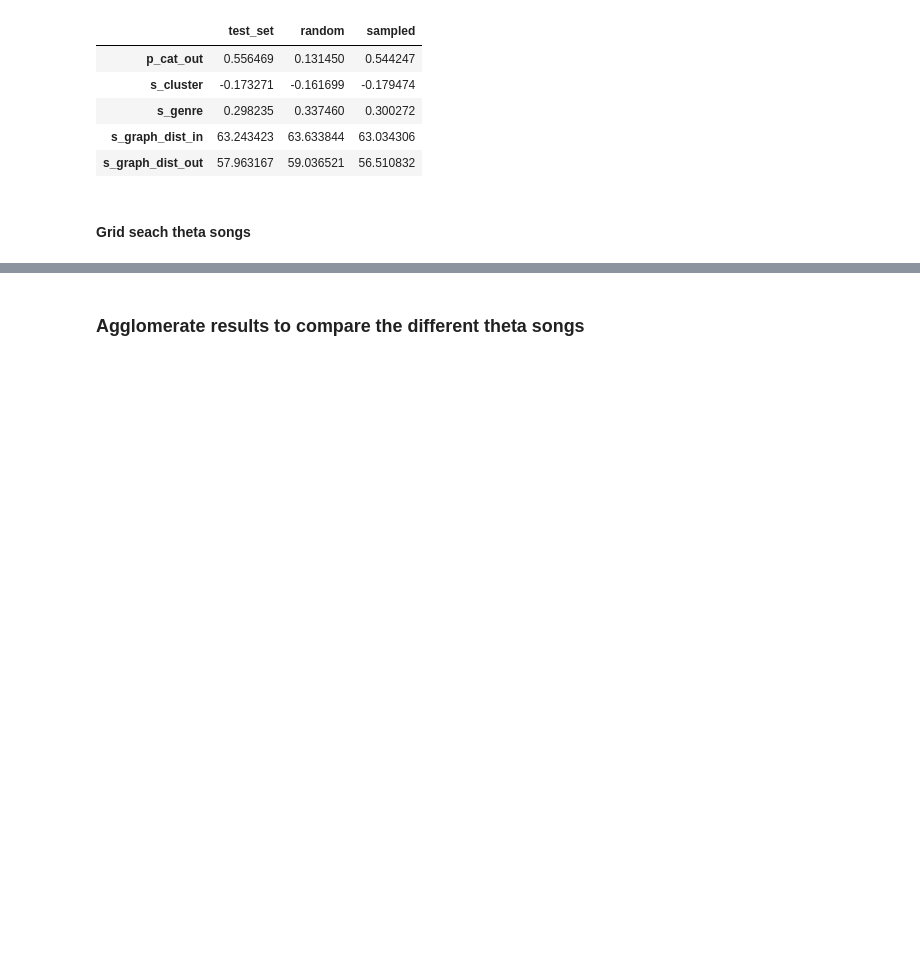
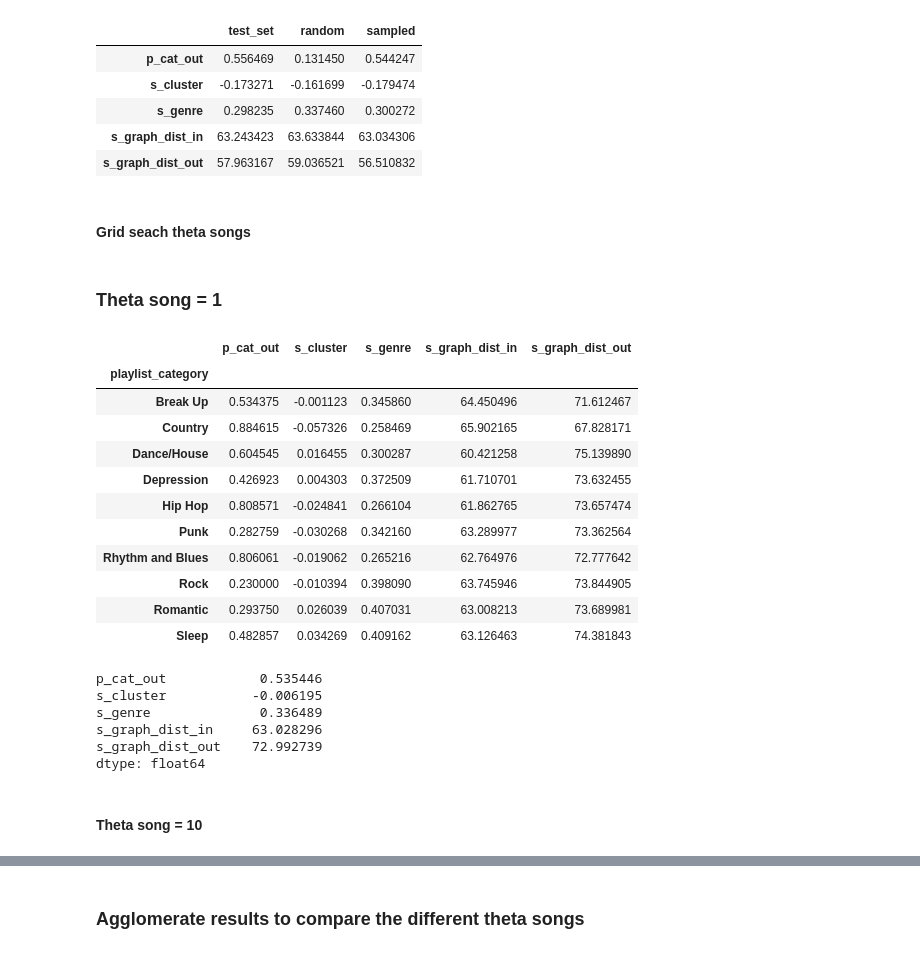
Before and after one commit to kikohs/recog, a Jupyter notebook: notebook/Rec sys.ipynb, the cells around one changed output, grey strips where cells are left out. Cells and saved outputs as stored; diff of their text form; code cells hidden in the pictures; blank space fills up the shorter version.

Commit message:
add new theta songs

```diff
--- a/notebook/Rec sys.ipynb
+++ b/notebook/Rec sys.ipynb
@@ -791,3 +797,39 @@ exp2_d = find_best_theta(results_gs_theta_song_exp2)
 data_path = os.path.join(SCENARIO_DIR2, 'exp2_best_theta_s' + str(exp2_d['theta_song']))
 np.savez(data_path, A=exp2_d['a'], B=exp2_d['b'])
 print 'Best theta song:', exp2_d['theta_song']
+# %% [markdown]
+### Theta song = 1
+# %%
+exp2_theta_s = 1
+# %%
+data_path = os.path.join(EXPERIMENT_DIR2, 'exp2_theta_s_' + str(exp2_theta_s))
+d = np.load(data_path + '.npz')
+A_theta_s1 = d['A']
+B_theta_s1 = d['B']
+exp2_theta_s1 = run_validation(data_path, A_theta_s1, B_theta_s1, sample_size=0, only_test_set=True)
+# %%
+exp2_theta_s1
+# %% [output]
+|  | p_cat_out | s_cluster | s_genre | s_graph_dist_in | s_graph_dist_out |
+| playlist_category |  |  |  |  |  |
+| Break Up | 0.534375 | -0.001123 | 0.345860 | 64.450496 | 71.612467 |
+| Country | 0.884615 | -0.057326 | 0.258469 | 65.902165 | 67.828171 |
+| Dance/House | 0.604545 | 0.016455 | 0.300287 | 60.421258 | 75.139890 |
+| Depression | 0.426923 | 0.004303 | 0.372509 | 61.710701 | 73.632455 |
+| Hip Hop | 0.808571 | -0.024841 | 0.266104 | 61.862765 | 73.657474 |
+| Punk | 0.282759 | -0.030268 | 0.342160 | 63.289977 | 73.362564 |
+| Rhythm and Blues | 0.806061 | -0.019062 | 0.265216 | 62.764976 | 72.777642 |
+| Rock | 0.230000 | -0.010394 | 0.398090 | 63.745946 | 73.844905 |
+| Romantic | 0.293750 | 0.026039 | 0.407031 | 63.008213 | 73.689981 |
+| Sleep | 0.482857 | 0.034269 | 0.409162 | 63.126463 | 74.381843 |
+# %%
+exp2_theta_s1.mean()
+# %% [output]
+p_cat_out            0.535446
+s_cluster           -0.006195
+s_genre              0.336489
+s_graph_dist_in     63.028296
+s_graph_dist_out    72.992739
+dtype: float64
+# %% [markdown]
+#### Theta song = 10
```
Also changed, not shown: parts of 18 cells of this notebook, 1 other file.
